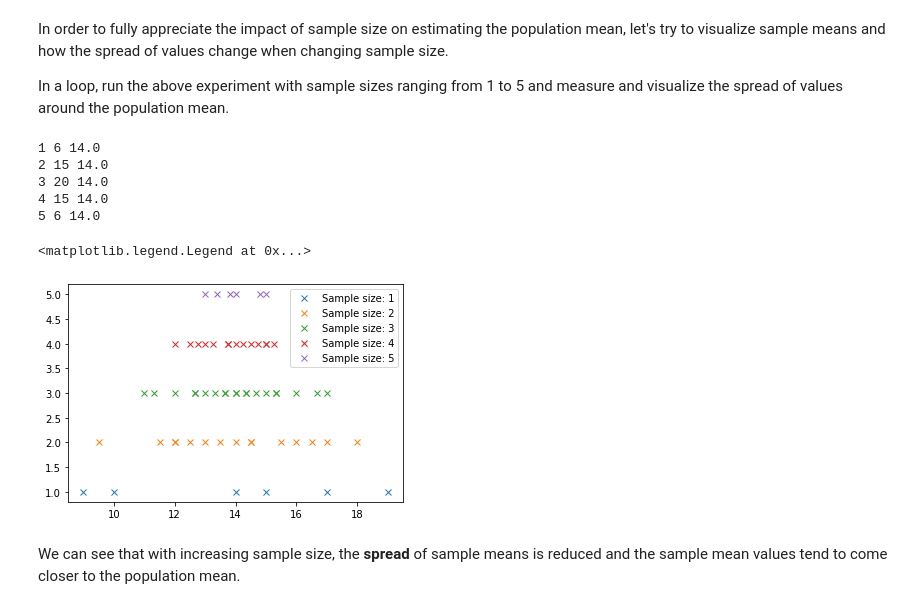
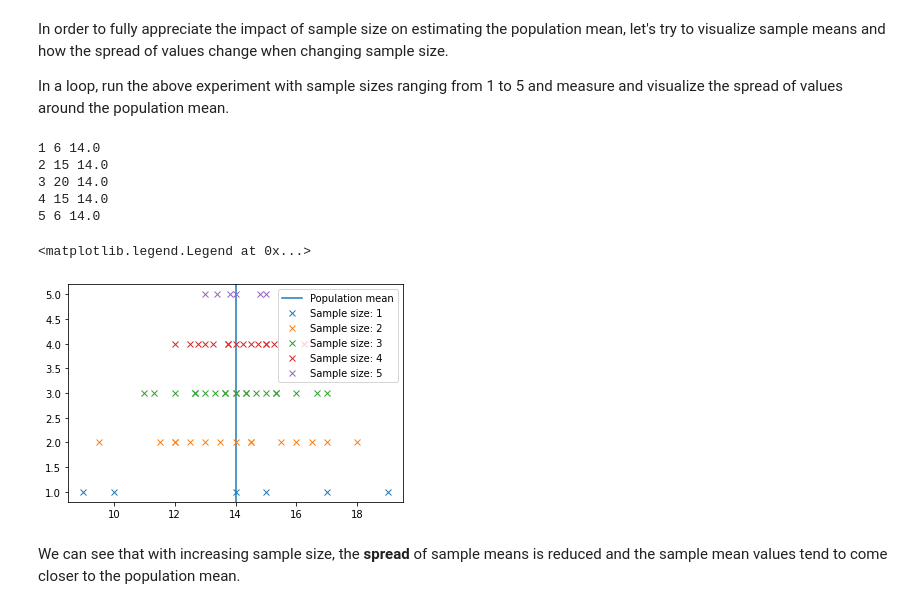
Before and after one commit to ghcn345/dsc-sampling-statistics-lab, a Jupyter notebook: index.ipynb, the cells around one changed output. Drawn from its saved outputs; the diff is of its cells as text; code cells hidden in the pictures.

```diff
--- a/index.ipynb
+++ b/index.ipynb
@@ -308,35 +258,37 @@ In a loop, run the above experiment with sample sizes ranging from 1 to 5 and me
 # %%
 # Run a for loop to execute above code for sample size 1 to 5 and visualise the spread of sample
 # means
+plt.axvline(mu, label='Population mean')
 for n in range(1, 6):
     combs, means = sample_means(n, pumpkin_dict)
     print(n, len(combs), np.mean(means))
-    plt.plot(means, np.zeros_like(means)+n, 'x', label =("Sample size: "+ str(n)))
+    plt.plot(means, np.zeros_like(means)+n, 'x', label='Sample size: '+str(n))
+
 plt.legend()
 
 
 # Using 1 samples with a population of size, we can see 6 possible combinations
 # The mean of all sample means mu_x_hat is: 14.0
 
 # Using 2 samples with a population of size, we can see 15 possible combinations
 # The mean of all sample means mu_x_hat is: 14.0
 
 # Using 3 samples with a population of size, we can see 20 possible combinations
 # The mean of all sample means mu_x_hat is: 14.0
 
 # Using 4 samples with a population of size, we can see 15 possible combinations
 # The mean of all sample means mu_x_hat is: 14.0
 
 # Using 5 samples with a population of size, we can see 6 possible combinations
 # The mean of all sample means mu_x_hat is: 14.0
 # %% [output]
 1 6 14.0
 2 15 14.0
 3 20 14.0
 4 15 14.0
 5 6 14.0
 <matplotlib.legend.Legend at 0x...>
-[figure, old version]
+[figure, new version]
 # %% [markdown]
 We can see that with increasing sample size, the **spread** of sample means is reduced and the sample mean values tend to come closer to the population mean.
 # %% [markdown]
```
Also changed, not shown: parts of 4 cells of this notebook.
